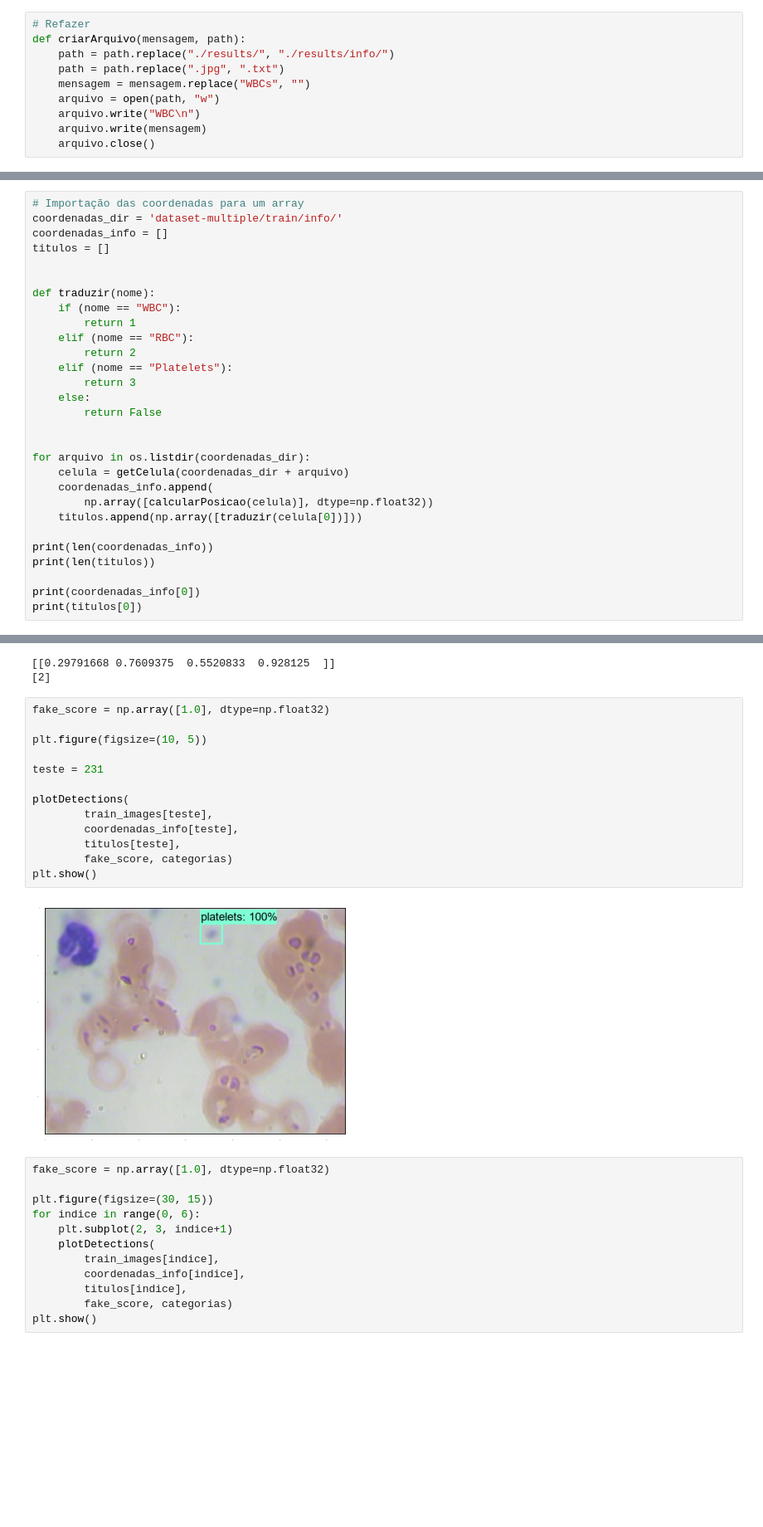
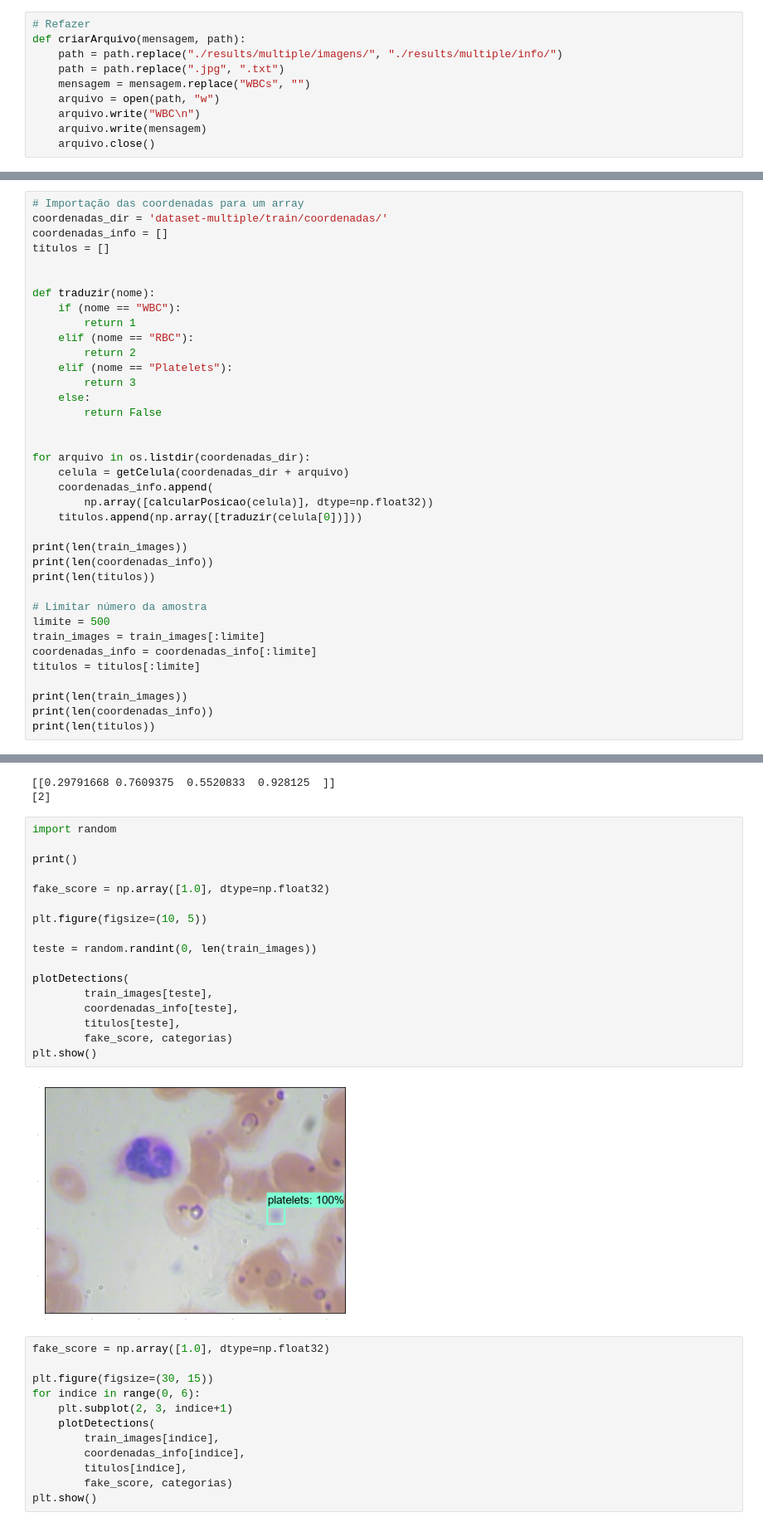
Before and after one commit to anthonyleier/blood-detection, a Jupyter notebook: multiple-cell-detector.ipynb, the cells around one changed output, grey strips where cells are left out. Shown at 83% size. Cells and saved outputs as stored; diff of their text form; blank space fills up the shorter version.

Commit message:
Ajustes do multiple para novo padrão

```diff
--- a/multiple-cell-detector.ipynb
+++ b/multiple-cell-detector.ipynb
@@ -23,7 +23,7 @@ porcentagem_acerto = 0.1
 # %%
 # Refazer
 def criarArquivo(mensagem, path):
-    path = path.replace("./results/", "./results/info/")
+    path = path.replace("./results/multiple/imagens/", "./results/multiple/info/")
     path = path.replace(".jpg", ".txt")
     mensagem = mensagem.replace("WBCs", "")
     arquivo = open(path, "w")
@@ -130,7 +130,7 @@ print(getCelula("dataset-multiple/train/info/cell_0.txt"))
 ['WBC', 260, 177, 491, 376]
 # %%
 # Importação das coordenadas para um array
-coordenadas_dir = 'dataset-multiple/train/info/'
+coordenadas_dir = 'dataset-multiple/train/coordenadas/'
 coordenadas_info = []
 titulos = []
 
@@ -152,11 +152,19 @@ for arquivo in os.listdir(coordenadas_dir):
         np.array([calcularPosicao(celula)], dtype=np.float32))
     titulos.append(np.array([traduzir(celula[0])]))
 
+print(len(train_images))
 print(len(coordenadas_info))
 print(len(titulos))
 
-print(coordenadas_info[0])
-print(titulos[0])
+# Limitar número da amostra
+limite = 500
+train_images = train_images[:limite]
+coordenadas_info = coordenadas_info[:limite]
+titulos = titulos[:limite]
+
+print(len(train_images))
+print(len(coordenadas_info))
+print(len(titulos))
 # %% [output]
 3847
 3847
@@ -207,20 +217,24 @@ print(titulos[6])
 [[0.29791668 0.7609375  0.5520833  0.928125  ]]
 [2]
 # %%
+import random
+
+print()
+
 fake_score = np.array([1.0], dtype=np.float32)
 
 plt.figure(figsize=(10, 5))
 
-teste = 231
+teste = random.randint(0, len(train_images))
 
 plotDetections(
         train_images[teste],
         coordenadas_info[teste],
         titulos[teste],
         fake_score, categorias)
 plt.show()
 # %% [output]
-[figure, old version]
+[figure, new version]
 # %%
 fake_score = np.array([1.0], dtype=np.float32)
 
```
Also changed, not shown: parts of 5 cells of this notebook, 1 other file.
